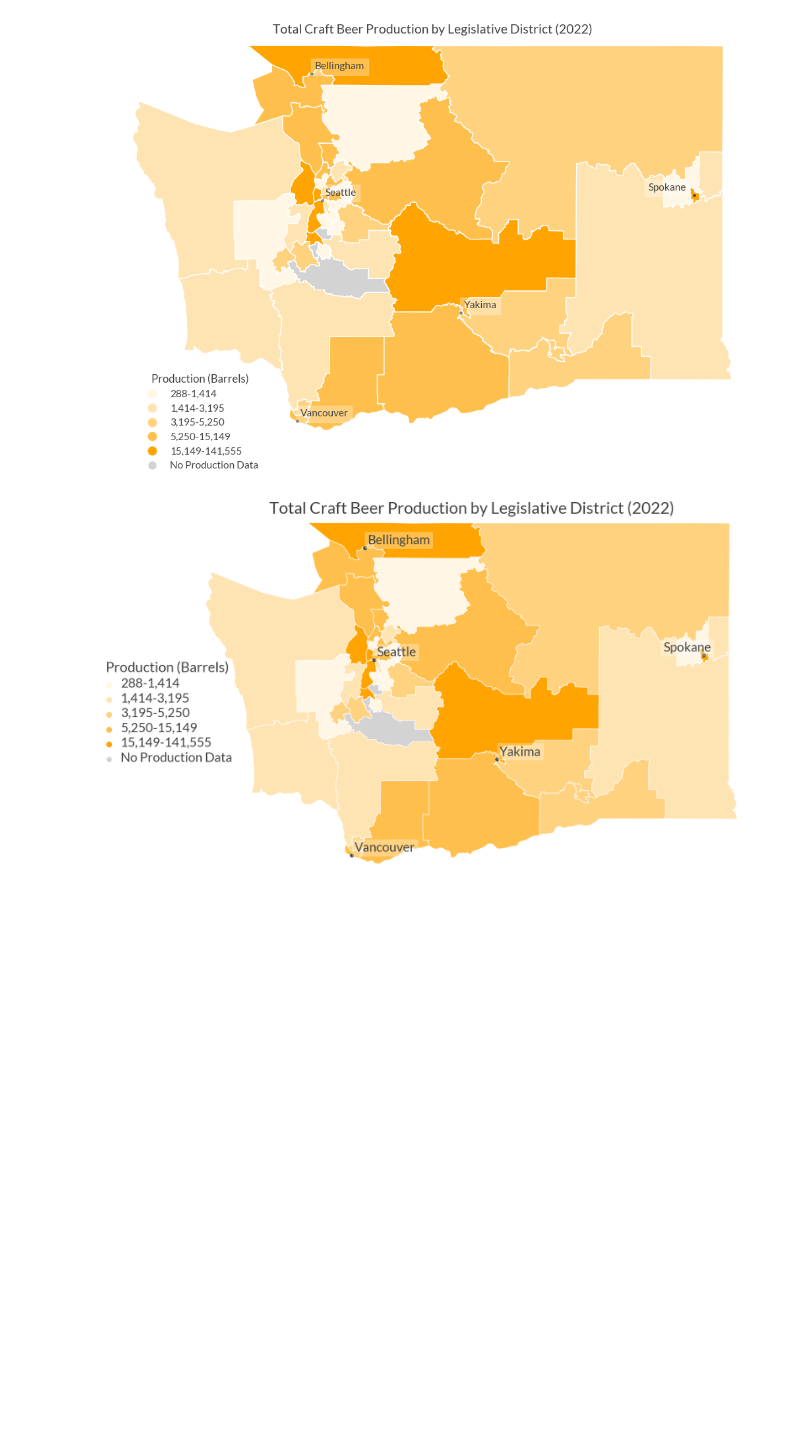
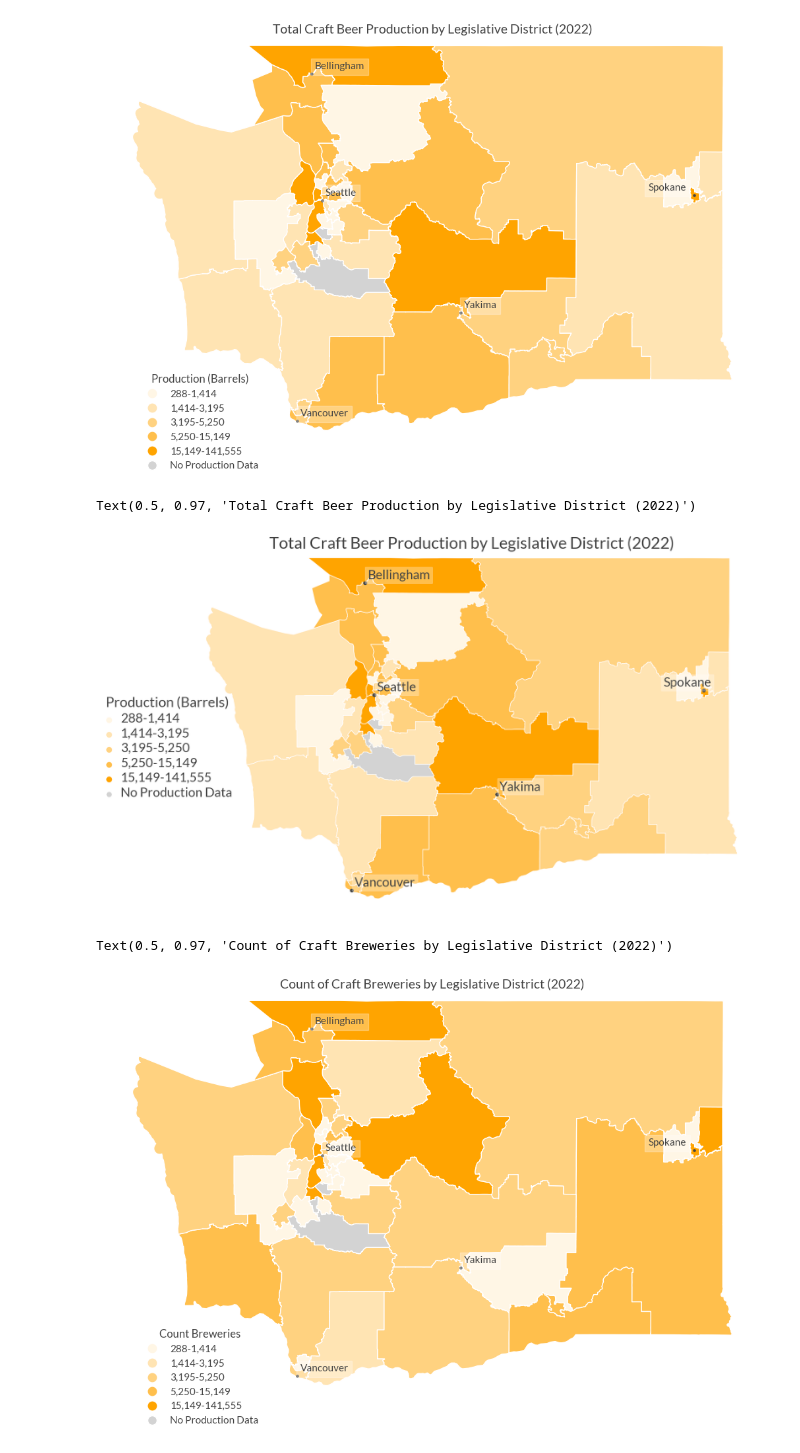
Before and after one commit to mckenzie-maidl/wa-brewers-guild, a Jupyter notebook: brewery_production_choropleth.ipynb, the cells around one changed output. Cells and saved outputs as stored; diff of their text form; code cells hidden in the pictures; blank space fills up the shorter version.

```diff
--- a/brewery_production_choropleth.ipynb
+++ b/brewery_production_choropleth.ipynb
@@ -11,7 +11,7 @@ from matplotlib import font_manager
 prod = pd.read_csv('Data/brewery_production_2022_interpolated.csv')
 
 # use only applicable columns
-cols = ['brewery','latitude','longitude','leg_district','total_annual']
+cols = ['brewery','city','latitude','longitude','leg_district','total_annual']
 prod = prod[cols]
 prod = prod[~prod['total_annual'].isna()]
 
@@ -21,3 +21,5 @@ leg_dist_sum.reset_index(inplace=True)
 
 # rename column for merging
 leg_dist_sum.rename(columns = {'leg_district':'DISTRICT'}, inplace=True)
+
+leg_dist_sum.sort_values(by='total_annual', ascending=False).head()
@@ -23,0 +33,6 @@ leg_dist_sum.rename(columns = {'leg_district':'DISTRICT'}, inplace=True)
+# %%
+# brewery count data
+counts = pd.DataFrame(prod.groupby('leg_district').size().reset_index().rename(
+    columns={0: 'count_breweries', 'leg_district':'DISTRICT'}))
+
+counts.sort_values(by='count_breweries', ascending=False).head()
@@ -36,3 +58,7 @@ dists_prod.head()
 | 2 | 3 | 3 | 3.0 | 0.774628 | 2.269569e+05 | 0.774628 | 0.012813 | POLYGON ((-117.40011 47.58679, -1... | 23210.03 |
 | 3 | 4 | 4 | 4.0 | 1.937361 | 5.943962e+05 | 1.937361 | 0.124070 | POLYGON ((-117.27880 47.60939, -1... | 2620.79 |
 | 4 | 5 | 5 | 5.0 | 2.797009 | 7.926247e+05 | 2.797009 | 0.137712 | POLYGON ((-121.94648 47.22074, -1... | 3314.36 |
+# %%
+# merge with brewery count data
+dists_counts = dists.merge(counts, on='DISTRICT', how='left')
+dists_counts.head()
@@ -163,6 +196,52 @@ plt.setp(leg.get_texts(),fontsize=22)
 plt.title('Total Craft Beer Production by Legislative District (2022)', y=0.97, fontsize=28)
 
 # save map
-fig.savefig('Viz/Draft2/choropleth_production_poster.png', bbox_inches='tight', dpi=1200)
+#fig.savefig('Viz/Draft2/choropleth_production_poster.png', bbox_inches='tight', dpi=1200)
 # %% [output]
+Text(0.5, 0.97, 'Total Craft Beer Production by Legislative District (2022)')
 [figure]
+# %%
+# brewery count map
+
+# colors
+missing_kwds = dict(color='#D3D3D3', label='No Production Data')
+cols = ['#fff6e5','#ffe4b3','#ffd280','#ffbf4d','#ffa400']
+cmap = matplotlib.colors.LinearSegmentedColormap.from_list('', cols)
+
+# create map
+fig2 = plt.figure(figsize=(10,7.5))
+ax2 = fig2.add_axes([0, 0.01, 1, 1])
+ax2.axis('off')
+
+dists_counts.plot(
+    ax=ax2,
+    column='count_breweries',
+    legend = True,
+    scheme='quantiles', k=5, cmap=cmap,
+    edgecolor='white',
+    missing_kwds=missing_kwds)
+
+# add cities
+cities.plot(ax=ax2, marker='o', color='#434343', markersize=5)
+for x, y, label in zip(cities.geometry.x, cities.geometry.y, cities.NAME):
+    if label == 'Spokane':
+        ax2.text(x-0.6, y+.04, label, fontsize=11).set_bbox(dict(facecolor='white', alpha=0.3, edgecolor='white'))
+    else:
+        ax2.text(x+.04, y+.04, label, fontsize=11).set_bbox(dict(facecolor='white', alpha=0.3, edgecolor='white'))
+
+# set legend
+leg = ax2.get_legend()
+leg.get_frame().set_alpha(0)
+leg.set_bbox_to_anchor((0, 0, 0.25, 0.2))
+leg.get_texts()[0].set_text('288-1,414')
+leg.get_texts()[1].set_text('1,414-3,195')
+leg.get_texts()[2].set_text('3,195-5,250')
+leg.get_texts()[3].set_text('5,250-15,149')
+leg.get_texts()[4].set_text('15,149-141,555')
+leg.set_title('Count Breweries')
+
+# title
+plt.title('Count of Craft Breweries by Legislative District (2022)', y=0.97)
+# %% [output]
+Text(0.5, 0.97, 'Count of Craft Breweries by Legislative District (2022)')
+[figure, added]
```
Also changed, not shown: parts of 4 cells of this notebook, 4 other files.
